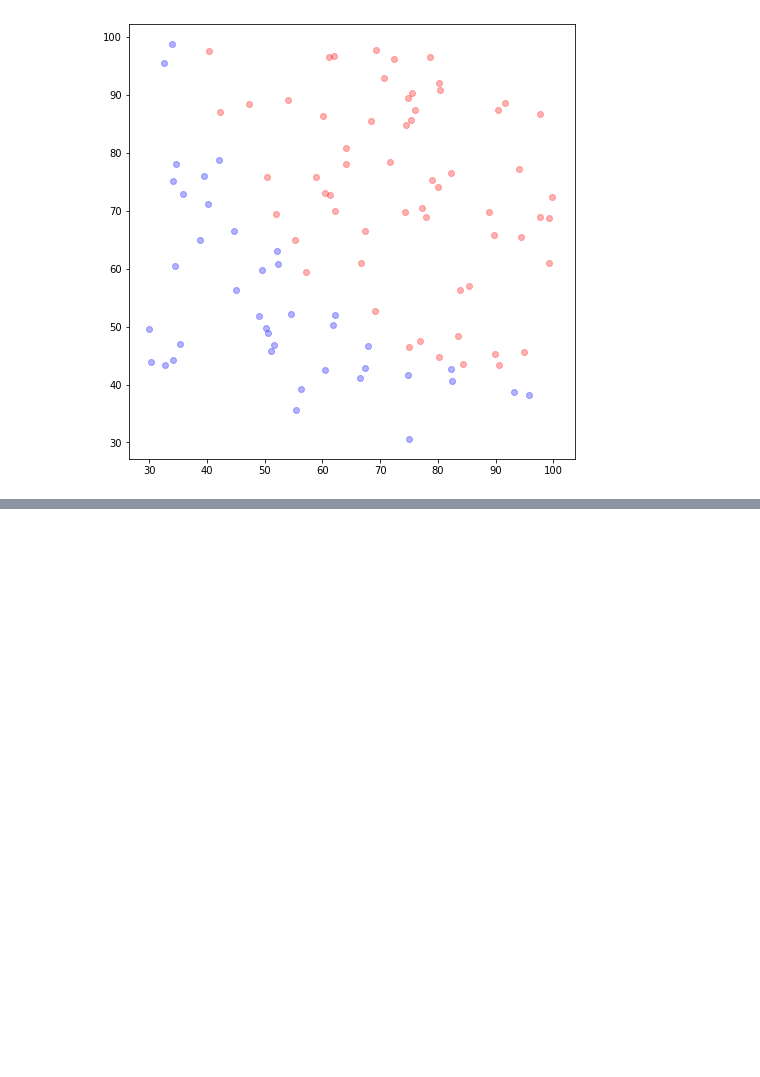
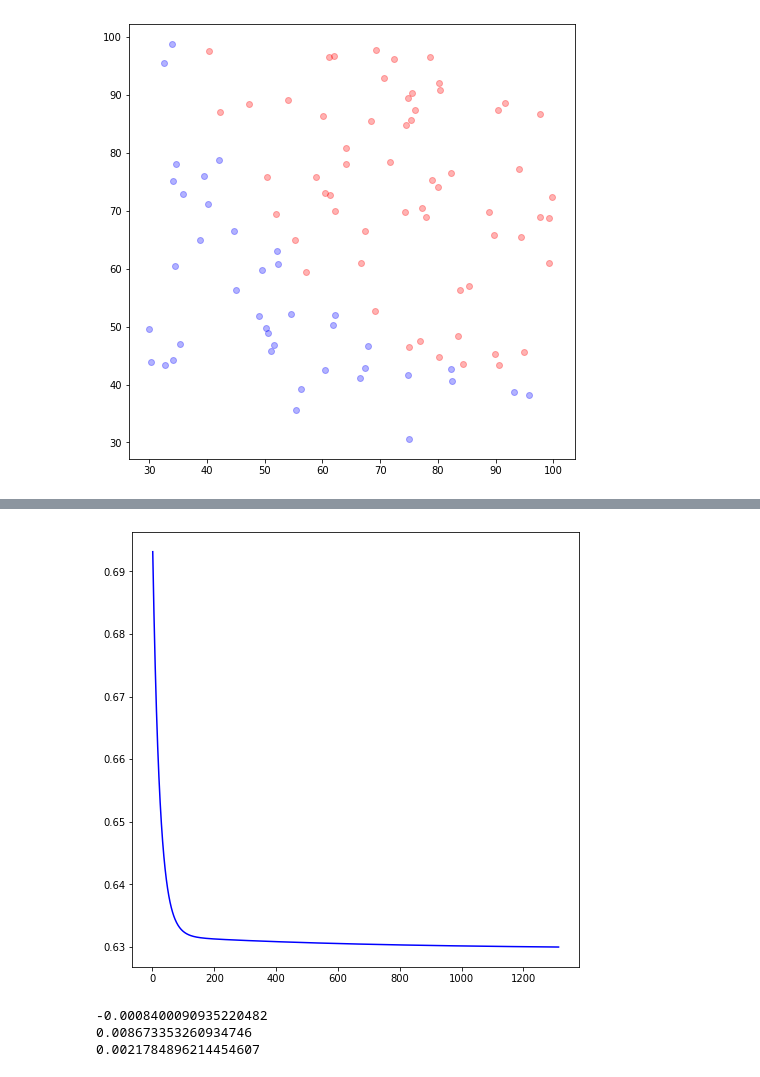
Before and after one commit to sangho-jeon/Machine_Learning, a Jupyter notebook: Assignment05/Assignment05.ipynb, the cells around one changed output, grey strips where cells are left out. Cells and saved outputs as stored; diff of their text form; code cells hidden in the pictures; blank space fills up the shorter version.

```diff
--- a/Assignment05/Assignment05.ipynb
+++ b/Assignment05/Assignment05.ipynb
@@ -22,0 +146,12 @@ plt.show()
+# %%
+plt.figure(figsize=(8, 8))
+plt.plot(loss_count, loss_iter,  color='b' )
+plt.show()
+print(theta0)
+print(theta1)
+print(theta2)
+# %% [output]
+[figure, added]
+-0.0008400090935220482
+0.008673353260934746
+0.0021784896214454607
```
Also changed, not shown: parts of 5 cells of this notebook.
